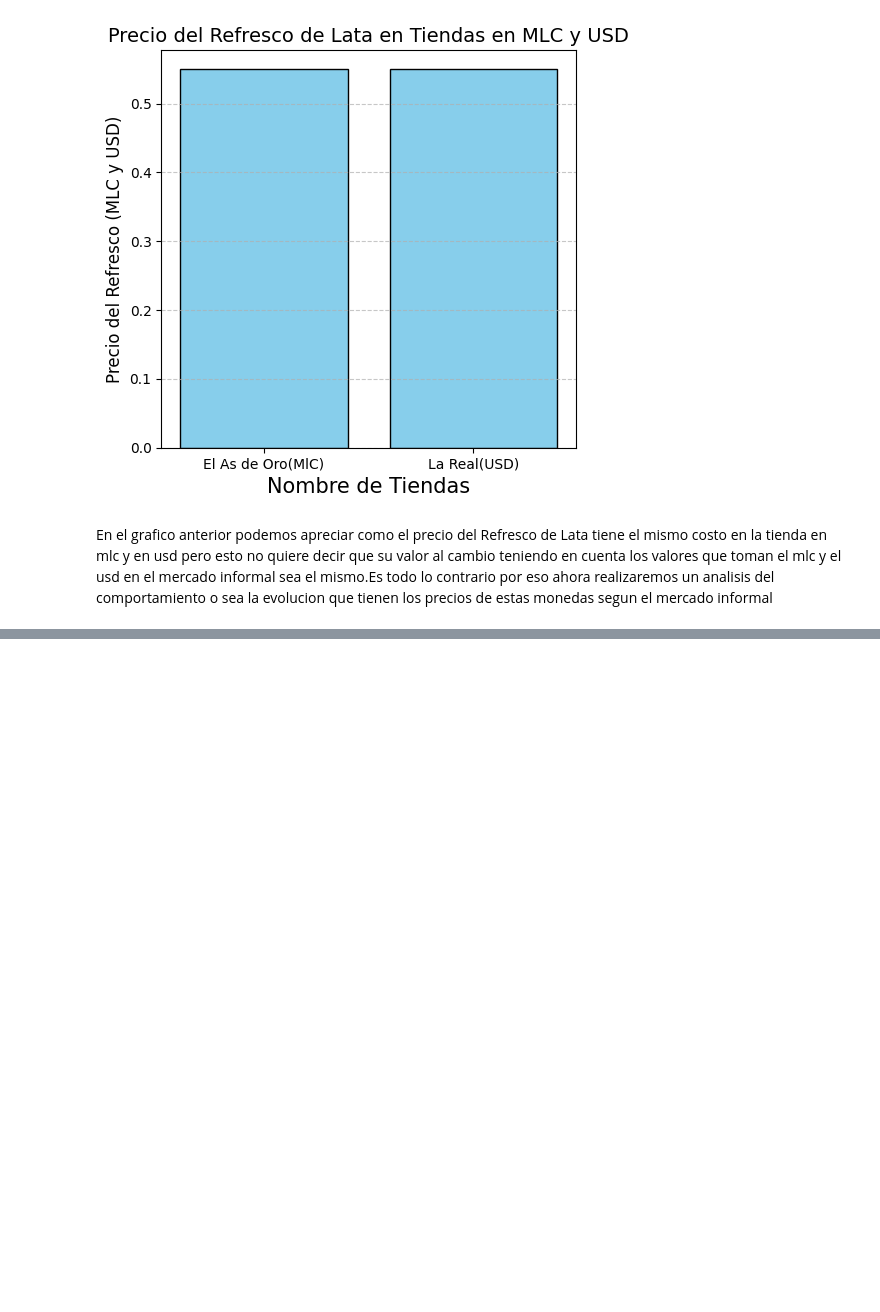
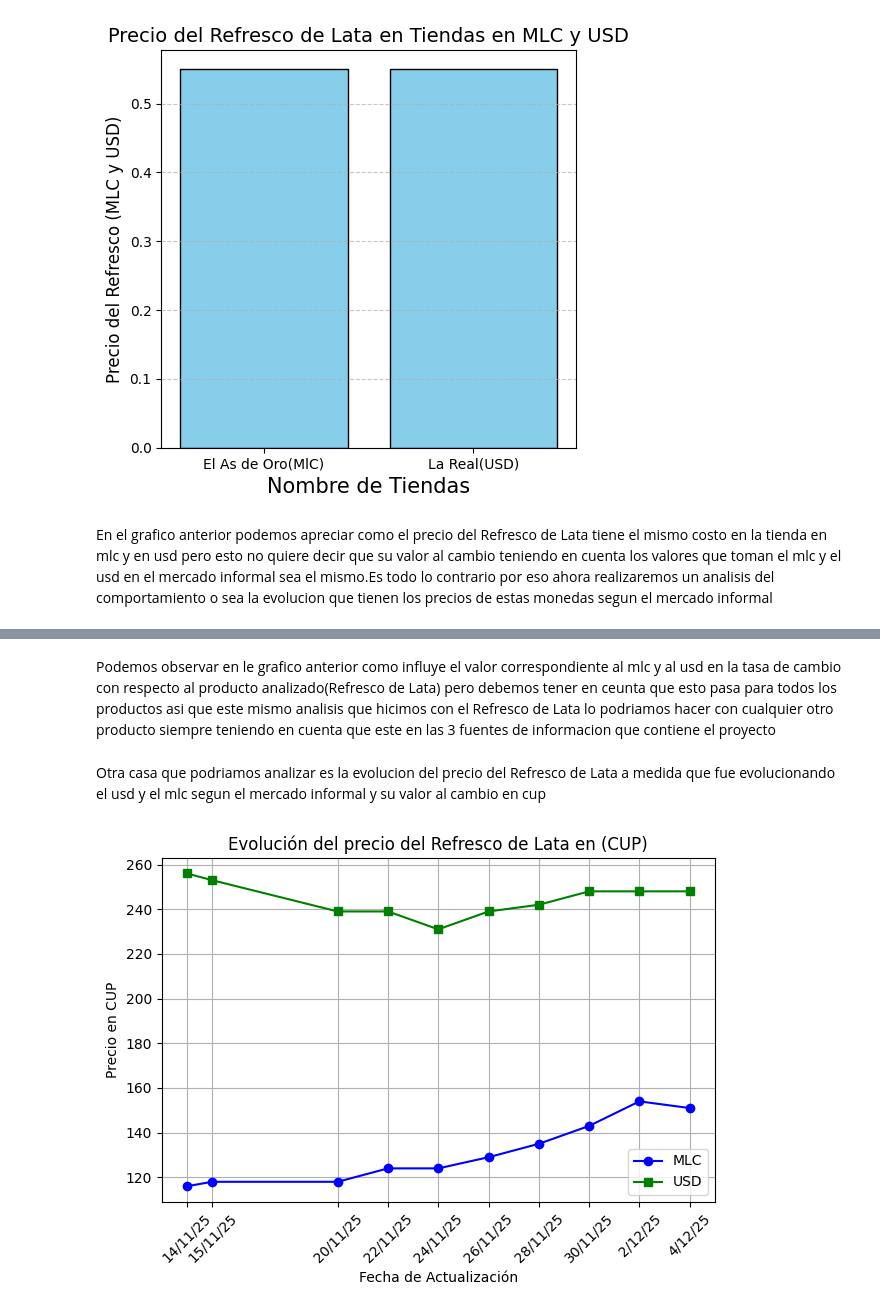
Before and after one commit to WilliamTMC/Proyecto45, a Jupyter notebook: analisis.ipynb, the cells around one changed output, grey strips where cells are left out. Saved outputs shown, nothing was run; the diff lists cells and outputs as text; code cells hidden in the pictures; blank space fills up the shorter version.

```diff
--- a/analisis.ipynb
+++ b/analisis.ipynb
@@ -255,0 +265,51 @@ plt.show()
+# %% [markdown]
+Podemos observar en le grafico anterior como influye el valor correspondiente al mlc y al usd en la tasa de cambio con respecto al producto analizado(Refresco de Lata) pero debemos tener en ceunta que esto pasa para todos los productos asi que este mismo analisis que hicimos con el Refresco de Lata lo podriamos hacer con cualquier otro producto siempre teniendo en cuenta que este en las 3 fuentes de informacion que contiene el proyecto
+# %% [markdown]
+Otra casa que podriamos analizar es la evolucion del precio del Refresco de Lata a medida que fue evolucionando el usd y el mlc segun el mercado informal y su valor al cambio en cup
+# %%
+#Recordando aqui tenemos almacenados los valores del refresco de lata en ambas tiendas el cual es el mismo
+refresco_mlc
+refresco_usd
+#Recordando aqui tenemos almacenados los valores que tuvieron el mlc y el usd a lo largo de la investigacion
+valor_cambiomlc
+valor_cambiousd
+#Evolucion
+precio_cup_mlc = []
+precio_cup_usd = []
+for mlc in valor_cambiomlc:
+    precio_cup_mlc.append(round(mlc*refresco_mlc[0]))
+for usd in valor_cambiousd:
+    precio_cup_usd.append(round(usd*refresco_mlc[0]))
+
+
+# Datos
+fecha
+precio_cup_mlc
+precio_cup_usd
+
+# Convertir fechas y ordenar todo
+fechas_convertidas = [datetime.strptime(f, "%d/%m/%y") for f in fecha]
+datos = list(zip(fechas_convertidas, precio_cup_mlc, precio_cup_usd))
+datos.sort()  # ordena por fecha
+
+# Separar datos ya ordenados
+fechas_ordenadas = [d[0] for d in datos]
+mlc_ordenado = [d[1] for d in datos]
+usd_ordenado = [d[2] for d in datos]
+
+# Graficar
+plt.plot(fechas_ordenadas, mlc_ordenado, 'o-b', label='MLC')
+plt.plot(fechas_ordenadas, usd_ordenado, 's-g', label='USD')
+plt.xticks(rotation=45)
+plt.title("Evolución del precio del Refresco de Lata en (CUP)")
+plt.xlabel("Fecha de Actualización")
+plt.ylabel("Precio en CUP")
+plt.legend()
+plt.grid(True)
+# Usar las fechas originales como etiquetas
+plt.xticks(ticks=fechas_convertidas, labels=fecha, rotation=45)
+plt.tight_layout()
+
+plt.show()
+# %% [output]
+[figure, added]
```
Also changed, not shown: parts of 4 cells of this notebook, 11 other files.
